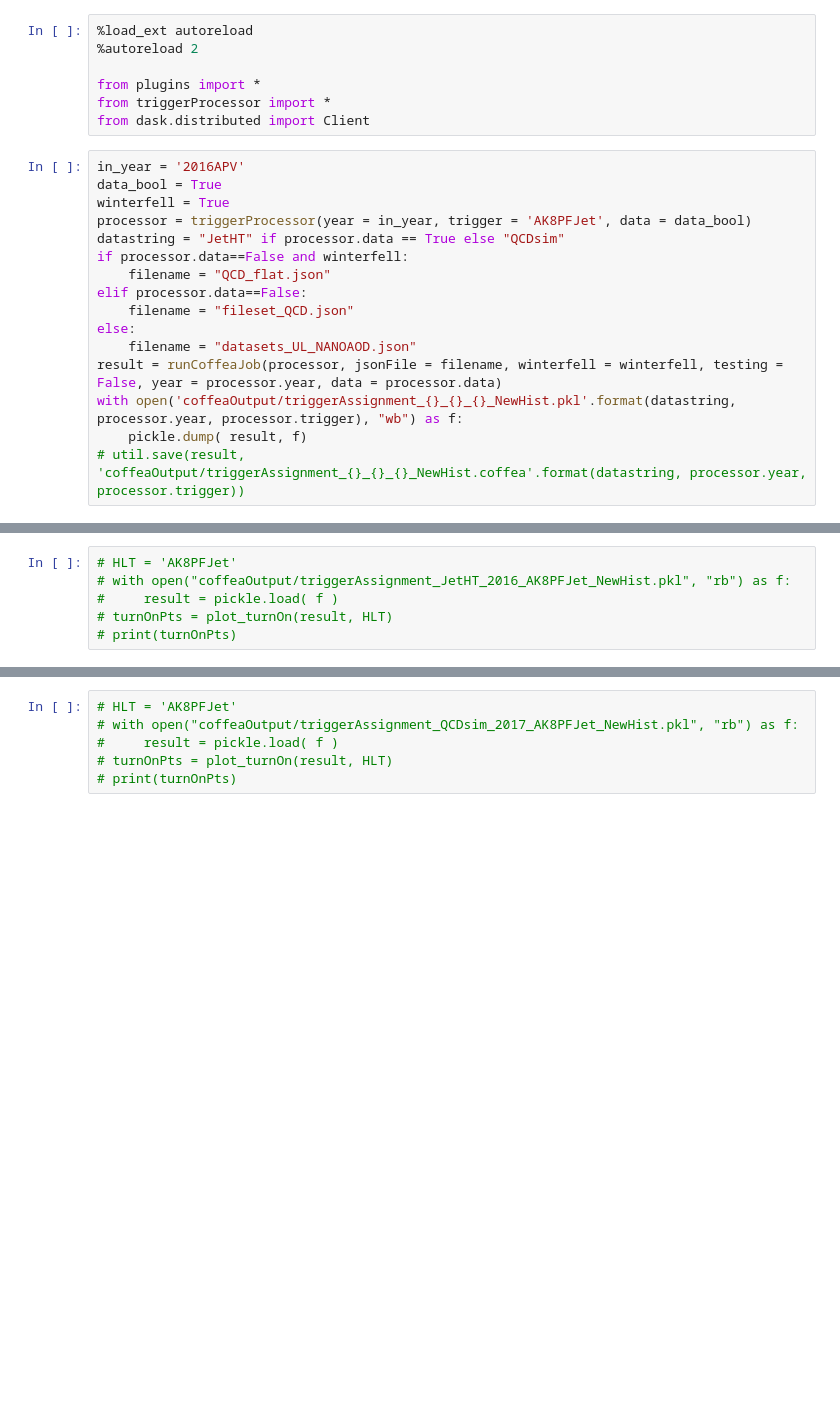
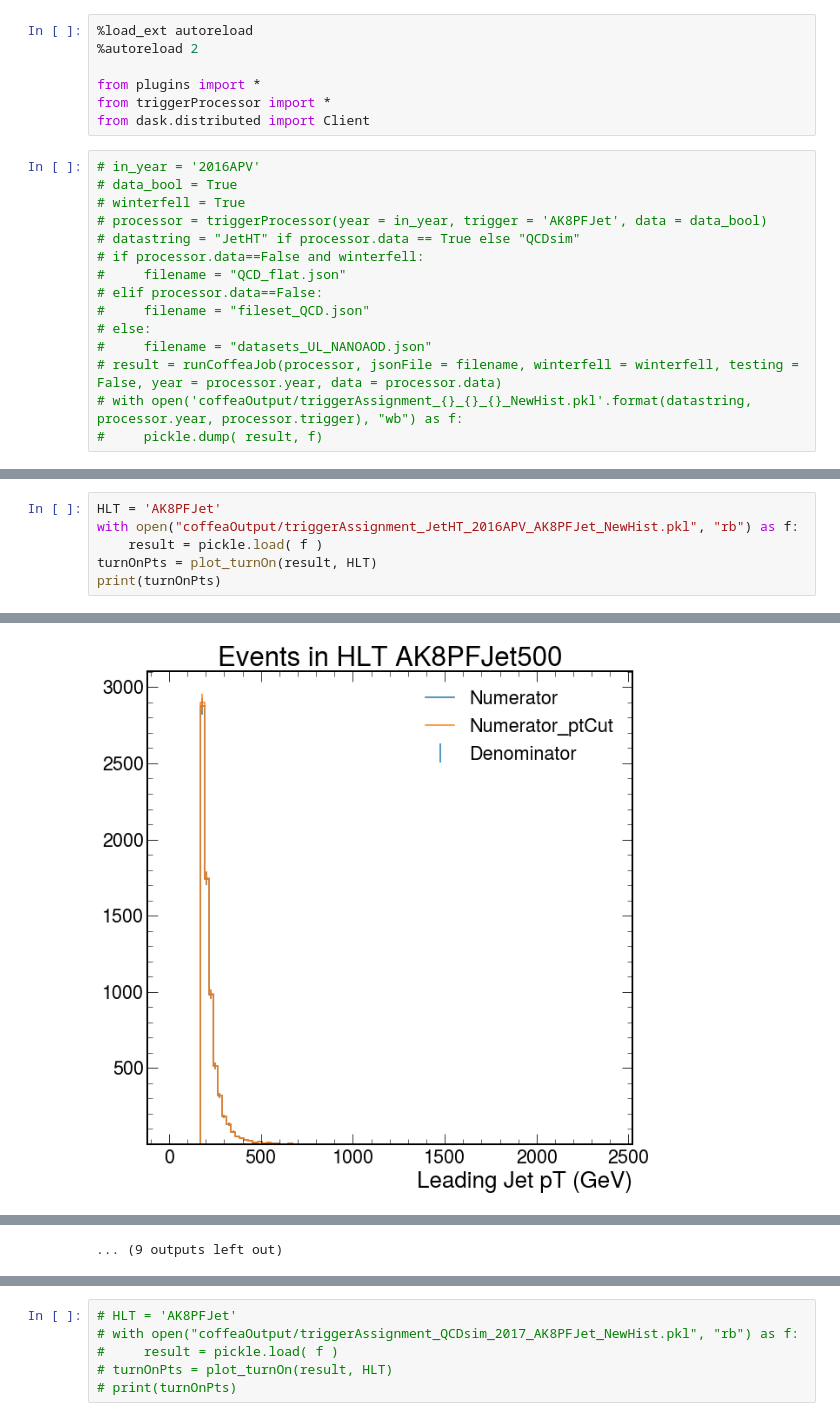
Before and after one commit to laurenhay/GluonJetMass, a Jupyter notebook: applyPrescales.ipynb, the cells around one changed output, grey strips where cells are left out. Drawn from its saved outputs; the diff is of its cells as text; blank space fills up the shorter version.

```diff
--- a/applyPrescales.ipynb
+++ b/applyPrescales.ipynb
@@ -15,18 +15,17 @@ from plugins import *
 from triggerProcessor import *
 from dask.distributed import Client
 # %%
-in_year = '2016APV'
-data_bool = True
-winterfell = True
-processor = triggerProcessor(year = in_year, trigger = 'AK8PFJet', data = data_bool)
-datastring = "JetHT" if processor.data == True else "QCDsim"
-if processor.data==False and winterfell:
-    filename = "QCD_flat.json"
-elif processor.data==False:
-    filename = "fileset_QCD.json"
-else:
-    filename = "datasets_UL_NANOAOD.json"
-result = runCoffeaJob(processor, jsonFile = filename, winterfell = winterfell, testing = False, year = processor.year, data = processor.data)
-with open('coffeaOutput/triggerAssignment_{}_{}_{}_NewHist.pkl'.format(datastring, processor.year, processor.trigger), "wb") as f:
-    pickle.dump( result, f)
-# util.save(result, 'coffeaOutput/triggerAssignment_{}_{}_{}_NewHist.coffea'.format(datastring, processor.year, processor.trigger))
+# in_year = '2016APV'
+# data_bool = True
+# winterfell = True
+# processor = triggerProcessor(year = in_year, trigger = 'AK8PFJet', data = data_bool)
+# datastring = "JetHT" if processor.data == True else "QCDsim"
+# if processor.data==False and winterfell:
+#     filename = "QCD_flat.json"
+# elif processor.data==False:
+#     filename = "fileset_QCD.json"
+# else:
+#     filename = "datasets_UL_NANOAOD.json"
+# result = runCoffeaJob(processor, jsonFile = filename, winterfell = winterfell, testing = False, year = processor.year, data = processor.data)
+# with open('coffeaOutput/triggerAssignment_{}_{}_{}_NewHist.pkl'.format(datastring, processor.year, processor.trigger), "wb") as f:
+#     pickle.dump( result, f)
@@ -162,6 +138,7 @@ def plot_turnOn(result, HLT):
 # %%
-# HLT = 'AK8PFJet'
-# with open("coffeaOutput/triggerAssignment_JetHT_2016_AK8PFJet_NewHist.pkl", "rb") as f:
-#     result = pickle.load( f )
-# turnOnPts = plot_turnOn(result, HLT)
-# print(turnOnPts)
+HLT = 'AK8PFJet'
+with open("coffeaOutput/triggerAssignment_JetHT_2016APV_AK8PFJet_NewHist.pkl", "rb") as f:
+    result = pickle.load( f )
+turnOnPts = plot_turnOn(result, HLT)
+print(turnOnPts)
+# %% [output]
@@ -167,0 +171 @@ def plot_turnOn(result, HLT):
+[figure, added]
@@ -167,0 +181 @@ def plot_turnOn(result, HLT):
+... (9 outputs left out)
```
Also changed, not shown: parts of 10 cells of this notebook, 6 other files.
